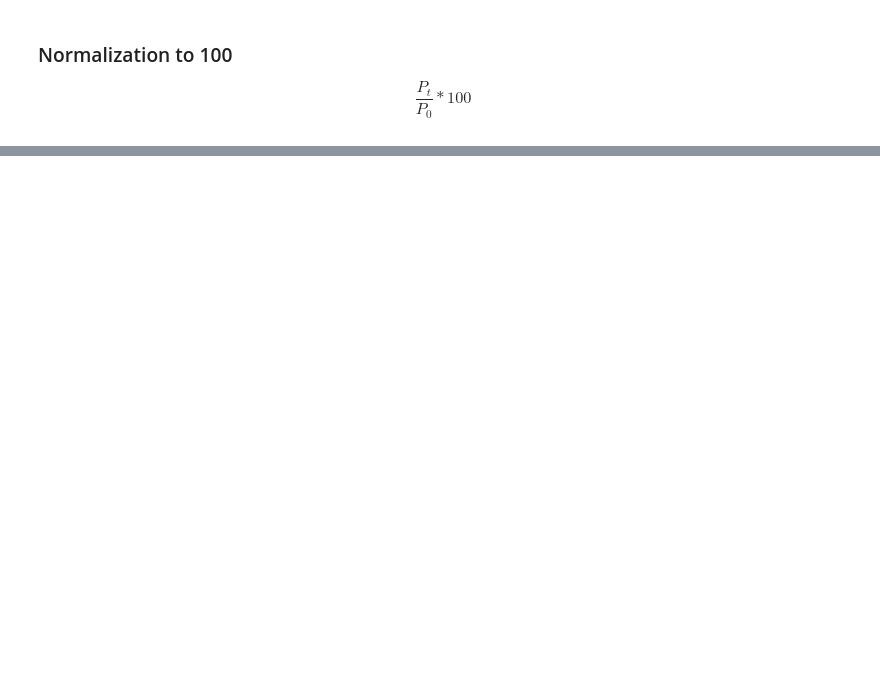
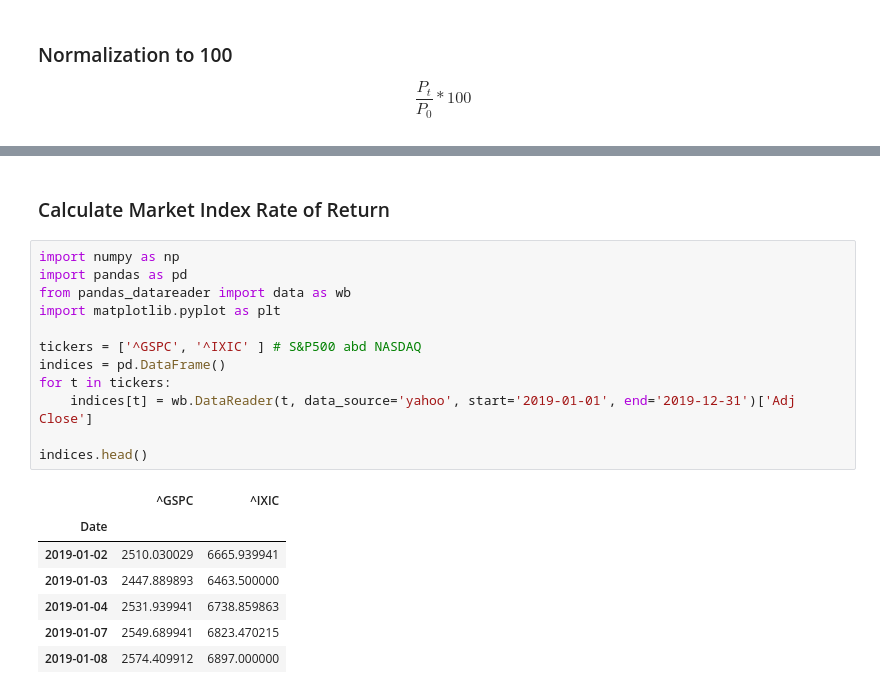
Before and after one commit to omeryesil/pyt-tutorials, a Jupyter notebook: pyt-in-finance/finance_calculating_rates_of_return.ipynb, the cells around one changed output, grey strips where cells are left out. Saved outputs shown, nothing was run; the diff lists cells and outputs as text; blank space fills up the shorter version.

```diff
--- a/pyt-in-finance/finance_calculating_rates_of_return.ipynb
+++ b/pyt-in-finance/finance_calculating_rates_of_return.ipynb
@@ -241,0 +325,22 @@ Name: 2000-01-03 00:00:00, dtype: float64
+# %% [markdown]
+### Calculate Market Index Rate of Return
+# %%
+import numpy as np
+import pandas as pd
+from pandas_datareader import data as wb
+import matplotlib.pyplot as plt
+
+tickers = ['^GSPC', '^IXIC' ] # S&P500 abd NASDAQ
+indices = pd.DataFrame()
+for t in tickers:
+    indices[t] = wb.DataReader(t, data_source='yahoo', start='2019-01-01', end='2019-12-31')['Adj Close']
+
+indices.head()
+# %% [output]
+|  | ^GSPC | ^IXIC |
+| Date |  |  |
+| 2019-01-02 | 2510.030029 | 6665.939941 |
+| 2019-01-03 | 2447.889893 | 6463.500000 |
+| 2019-01-04 | 2531.939941 | 6738.859863 |
+| 2019-01-07 | 2549.689941 | 6823.470215 |
+| 2019-01-08 | 2574.409912 | 6897.000000 |
```
Also changed, not shown: parts of 19 cells of this notebook.
